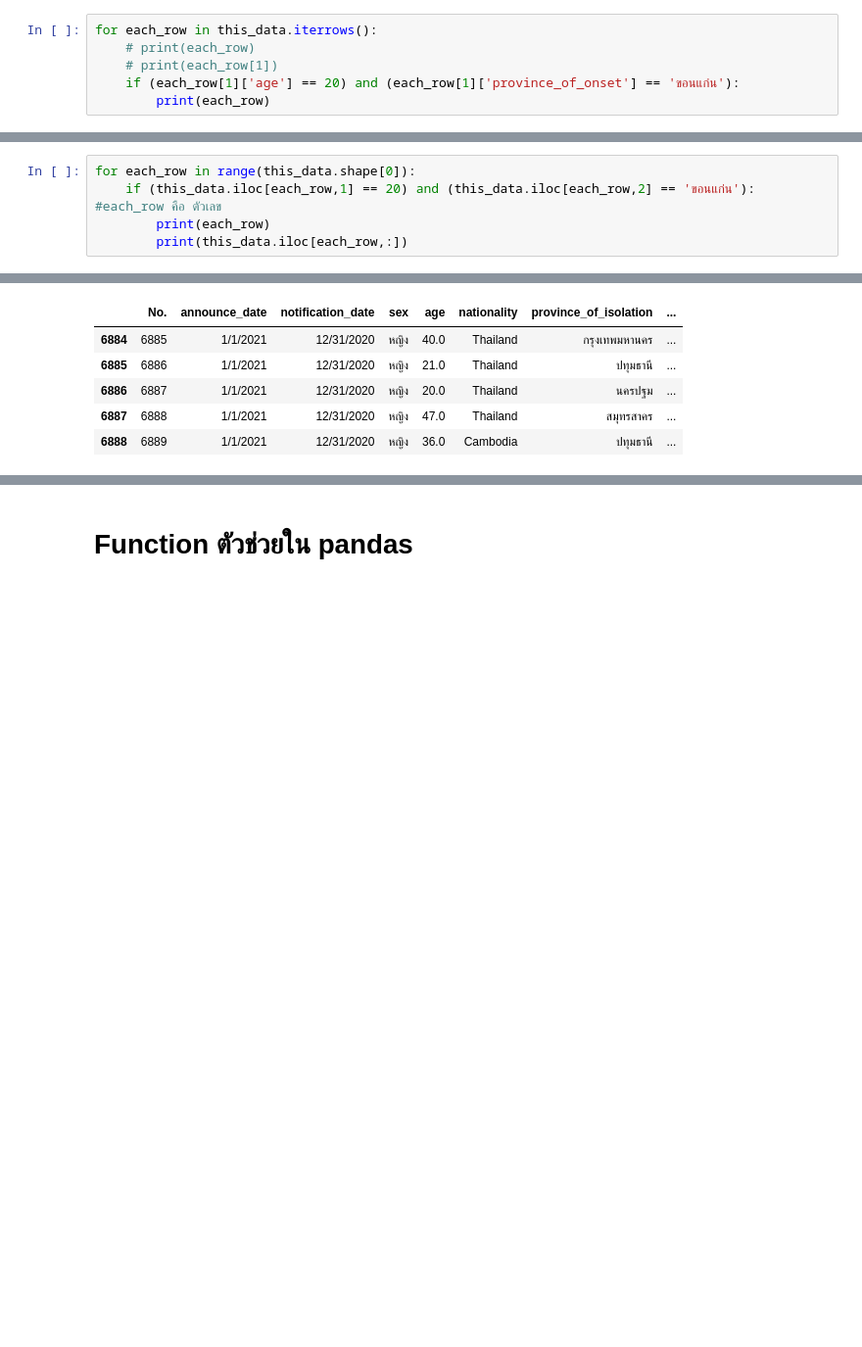
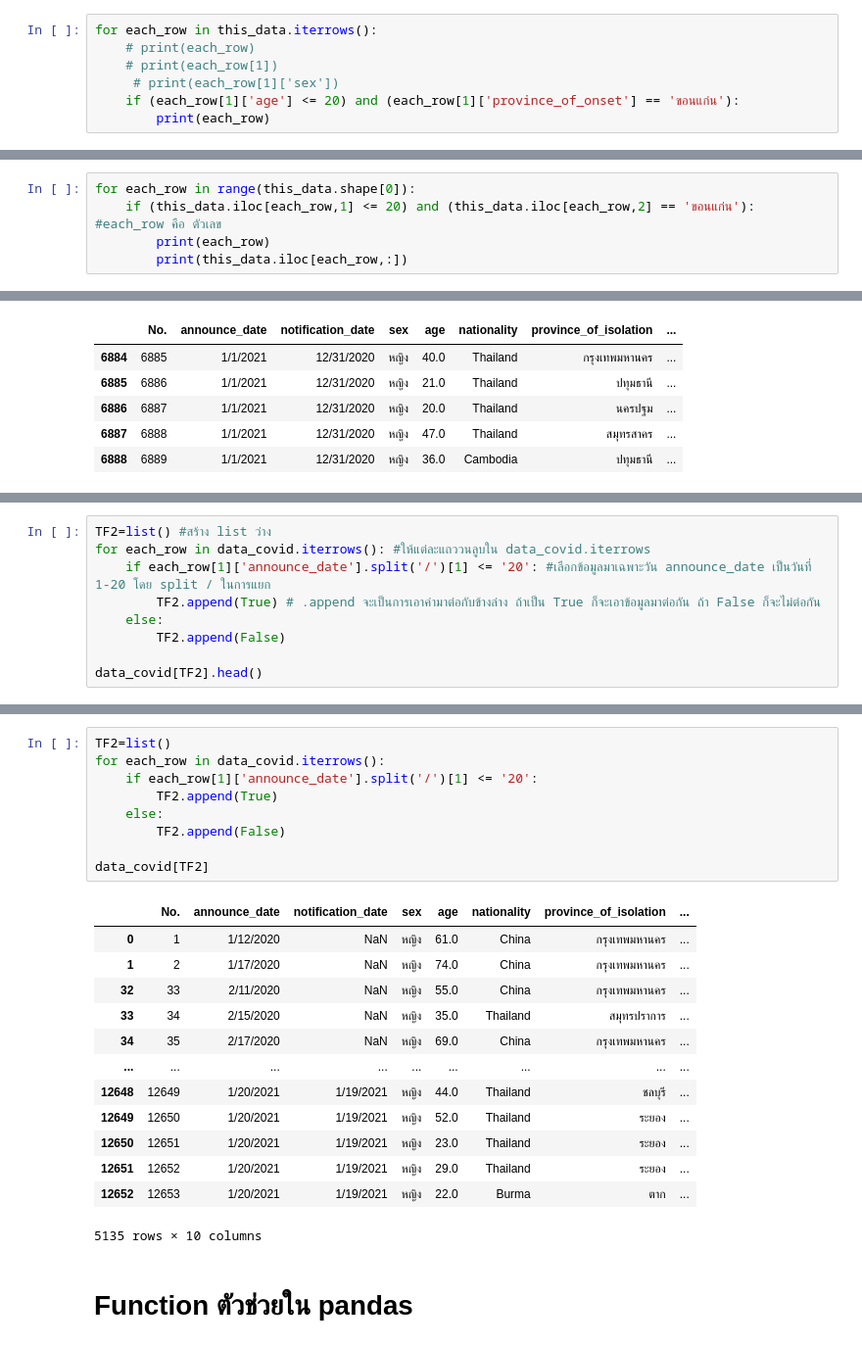
Before and after one commit to Octa-p/data_viz_2022, a Jupyter notebook: Pandas101.ipynb, the cells around one changed output, grey strips where cells are left out. Shown at 98% size. Saved outputs shown, nothing was run; the diff lists cells and outputs as text; blank space fills up the shorter version.

````diff
--- a/Pandas101.ipynb
+++ b/Pandas101.ipynb
@@ -636,6 +690,7 @@ this_data
 for each_row in this_data.iterrows():
     # print(each_row)
     # print(each_row[1])
-    if (each_row[1]['age'] == 20) and (each_row[1]['province_of_onset'] == 'ขอนแก่น'):
+     # print(each_row[1]['sex'])
+    if (each_row[1]['age'] <= 20) and (each_row[1]['province_of_onset'] == 'ขอนแก่น'):
         print(each_row)
 # %% [output]
@@ -647,7 +715,7 @@ Name: 9334, dtype: object)
 ### การวนลูป แบบมองตารางแพนด้าส์(pandas dataframe) เป็น numpy array  (```.iloc```)
 # %%
 for each_row in range(this_data.shape[0]):
-    if (this_data.iloc[each_row,1] == 20) and (this_data.iloc[each_row,2] == 'ขอนแก่น'):  #each_row คือ ตัวเลข
+    if (this_data.iloc[each_row,1] <= 20) and (this_data.iloc[each_row,2] == 'ขอนแก่น'):  #each_row คือ ตัวเลข
         print(each_row)
         print(this_data.iloc[each_row,:])
 # %% [output]
@@ -680,0 +763,9 @@ data_covid[TF].head()
+# %%
+TF2=list() #สร้าง list ว่าง
+for each_row in data_covid.iterrows(): #ให้แต่ละแถววนลูบใน data_covid.iterrows
+    if each_row[1]['announce_date'].split('/')[1] <= '20': #เลือกข้อมูลมาเฉพาะวัน announce_date เป็นวันที่ 1-20 โดย split / ในการแยก
+        TF2.append(True) # .append จะเป็นการเอาค่ามาต่อกับข้างล่าง ถ้าเป็น True ก็จะเอาข้อมูลมาต่อกัน ถ้า False ก็จะไม่ต่อกัน
+    else:
+        TF2.append(False)
+
+data_covid[TF2].head()
@@ -681,3 +779,26 @@ data_covid[TF].head()
+# %%
+TF2=list()
+for each_row in data_covid.iterrows():
+    if each_row[1]['announce_date'].split('/')[1] <= '20':
+        TF2.append(True)
+    else:
+        TF2.append(False)
+
+data_covid[TF2]
+# %% [output]
+|  | No. | announce_date | notification_date | sex | age | nationality | province_of_isolation | ... |
+| 0 | 1 | 1/12/2020 | NaN | หญิง | 61.0 | China | กรุงเทพมหานคร | ... |
+| 1 | 2 | 1/17/2020 | NaN | หญิง | 74.0 | China | กรุงเทพมหานคร | ... |
+| 32 | 33 | 2/11/2020 | NaN | หญิง | 55.0 | China | กรุงเทพมหานคร | ... |
+| 33 | 34 | 2/15/2020 | NaN | หญิง | 35.0 | Thailand | สมุทรปราการ | ... |
+| 34 | 35 | 2/17/2020 | NaN | หญิง | 69.0 | China | กรุงเทพมหานคร | ... |
+| ... | ... | ... | ... | ... | ... | ... | ... | ... |
+| 12648 | 12649 | 1/20/2021 | 1/19/2021 | หญิง | 44.0 | Thailand | ชลบุรี | ... |
+| 12649 | 12650 | 1/20/2021 | 1/19/2021 | หญิง | 52.0 | Thailand | ระยอง | ... |
+| 12650 | 12651 | 1/20/2021 | 1/19/2021 | หญิง | 23.0 | Thailand | ระยอง | ... |
+| 12651 | 12652 | 1/20/2021 | 1/19/2021 | หญิง | 29.0 | Thailand | ระยอง | ... |
+| 12652 | 12653 | 1/20/2021 | 1/19/2021 | หญิง | 22.0 | Burma | ตาก | ... |
+5135 rows × 10 columns
 # %% [markdown]
 # Function ตัวช่วยใน pandas
 # %% [markdown]
````
Also changed, not shown: parts of 26 cells of this notebook.
